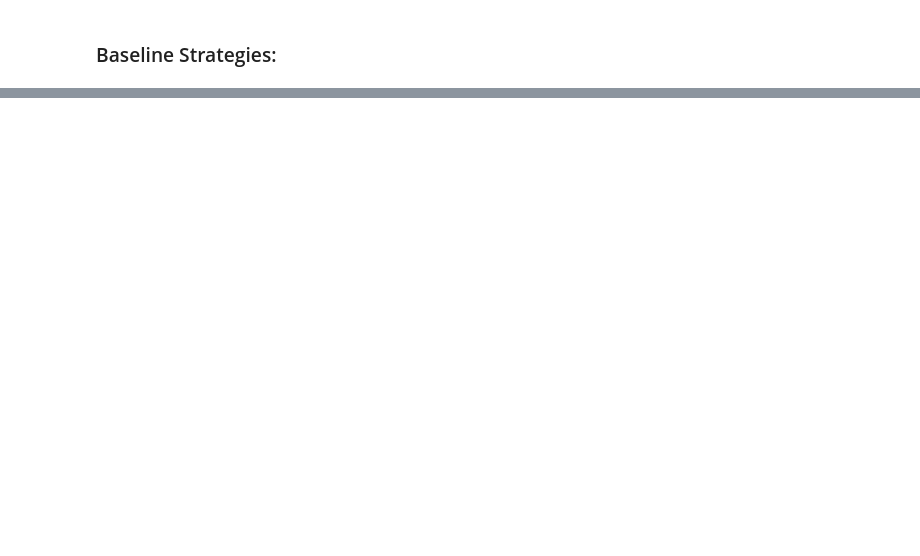
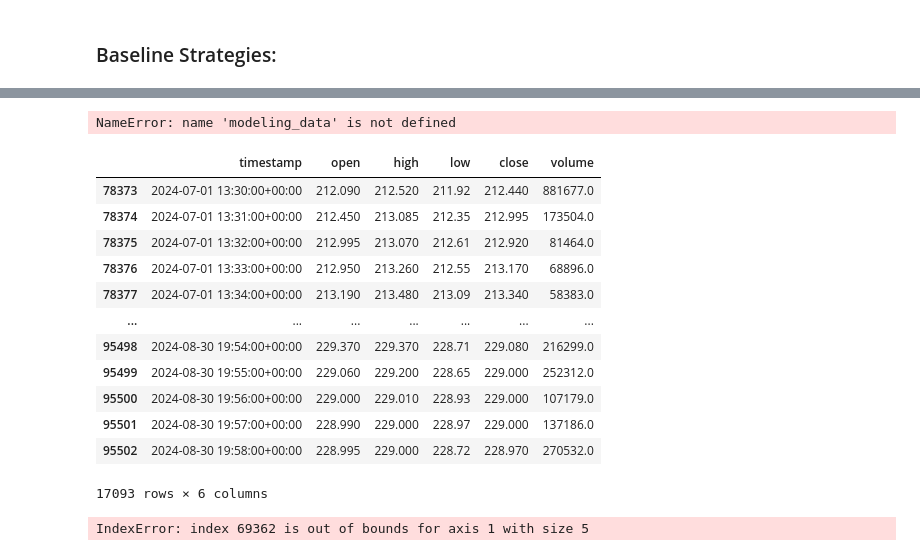
Before and after one commit to nicolemichaud03/Blockhouse-Work-Trial, a Jupyter notebook: Notebook.ipynb, the cells around one changed output, grey strips where cells are left out. Cells and saved outputs as stored; diff of their text form; code cells hidden in the pictures; blank space fills up the shorter version.

```diff
--- a/Notebook.ipynb
+++ b/Notebook.ipynb
@@ -419,0 +413,23 @@ data.head()
+# %%
+modeling_data = data_aapl[['timestamp', 'bid_price_1', 'bid_size_1', 'open', 'high', 'low', 'close', 'volume']]
+# %%
+modeling_data = modeling_data.rename(columns={'bid_price_1': 'initial_price',
+                                             'bid_size_1': 'initial_size'})
+# %% [output]
+NameError: name 'modeling_data' is not defined
+# %%
+modeling_data
+# %% [output]
+|  | timestamp | open | high | low | close | volume |
+| 78373 | 2024-07-01 13:30:00+00:00 | 212.090 | 212.520 | 211.92 | 212.440 | 881677.0 |
+| 78374 | 2024-07-01 13:31:00+00:00 | 212.450 | 213.085 | 212.35 | 212.995 | 173504.0 |
+| 78375 | 2024-07-01 13:32:00+00:00 | 212.995 | 213.070 | 212.61 | 212.920 | 81464.0 |
+| 78376 | 2024-07-01 13:33:00+00:00 | 212.950 | 213.260 | 212.55 | 213.170 | 68896.0 |
+| 78377 | 2024-07-01 13:34:00+00:00 | 213.190 | 213.480 | 213.09 | 213.340 | 58383.0 |
+| ... | ... | ... | ... | ... | ... | ... |
+| 95498 | 2024-08-30 19:54:00+00:00 | 229.370 | 229.370 | 228.71 | 229.080 | 216299.0 |
+| 95499 | 2024-08-30 19:55:00+00:00 | 229.060 | 229.200 | 228.65 | 229.000 | 252312.0 |
+| 95500 | 2024-08-30 19:56:00+00:00 | 229.000 | 229.010 | 228.93 | 229.000 | 107179.0 |
+| 95501 | 2024-08-30 19:57:00+00:00 | 228.990 | 229.000 | 228.97 | 229.000 | 137186.0 |
+| 95502 | 2024-08-30 19:58:00+00:00 | 228.995 | 229.000 | 228.72 | 228.970 | 270532.0 |
+17093 rows × 6 columns
@@ -419,0 +554,12 @@ data.head()
+# %%
+# security_identifier = 'AAPL'
+alpha = 4.439584265535017e-06
+calculate_final_profit(modeling_data,
+                       initial_balance = 1000,
+                       volume = modeling_data.volume,
+                       num_iterations = 180,
+                       learning_rate = alpha,
+                       discount_factor = 0.9,
+                       exploration_prob = 0.2)
+# %% [output]
+IndexError: index 69362 is out of bounds for axis 1 with size 5
```
Also changed, not shown: parts of 69 cells of this notebook.
